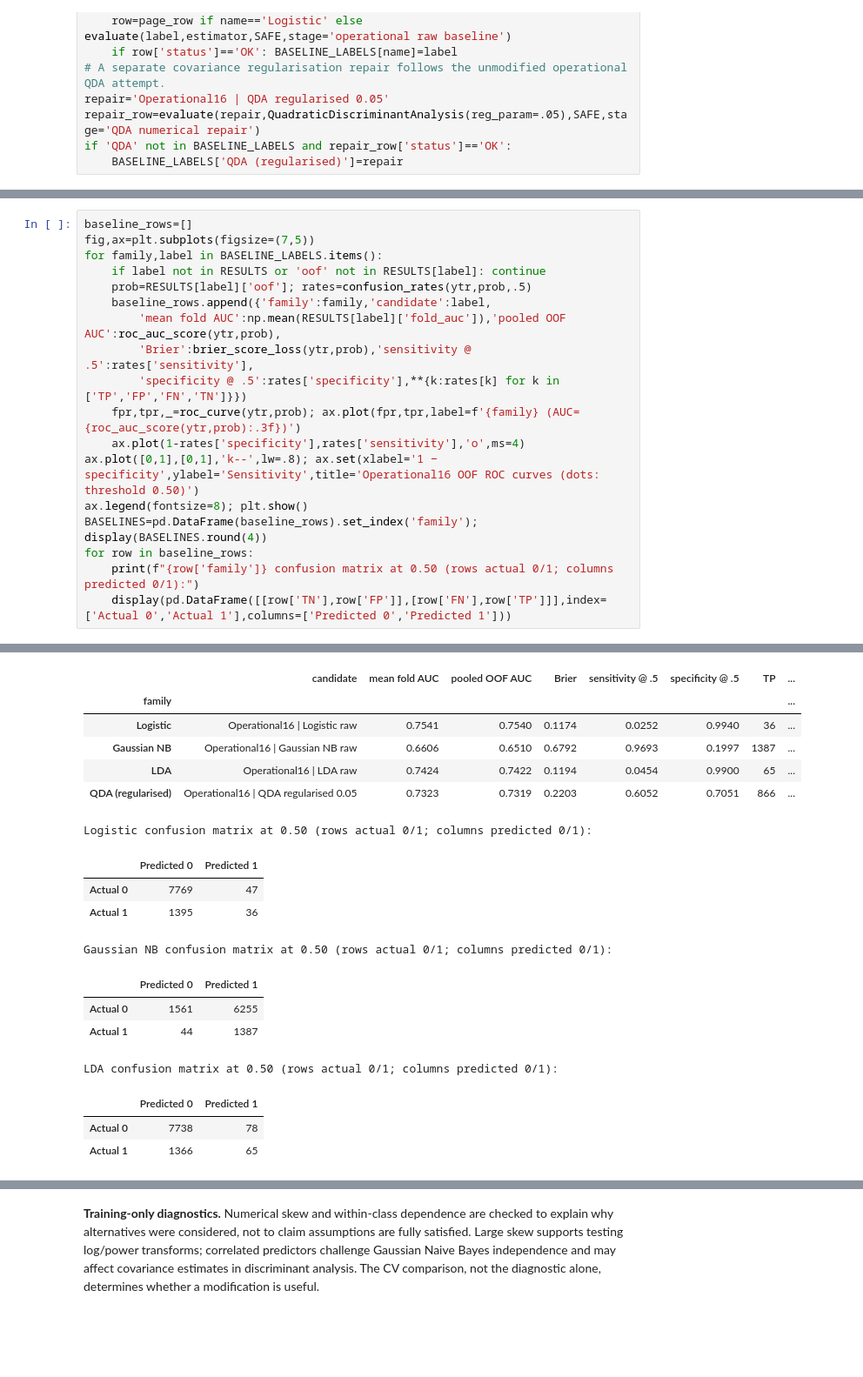
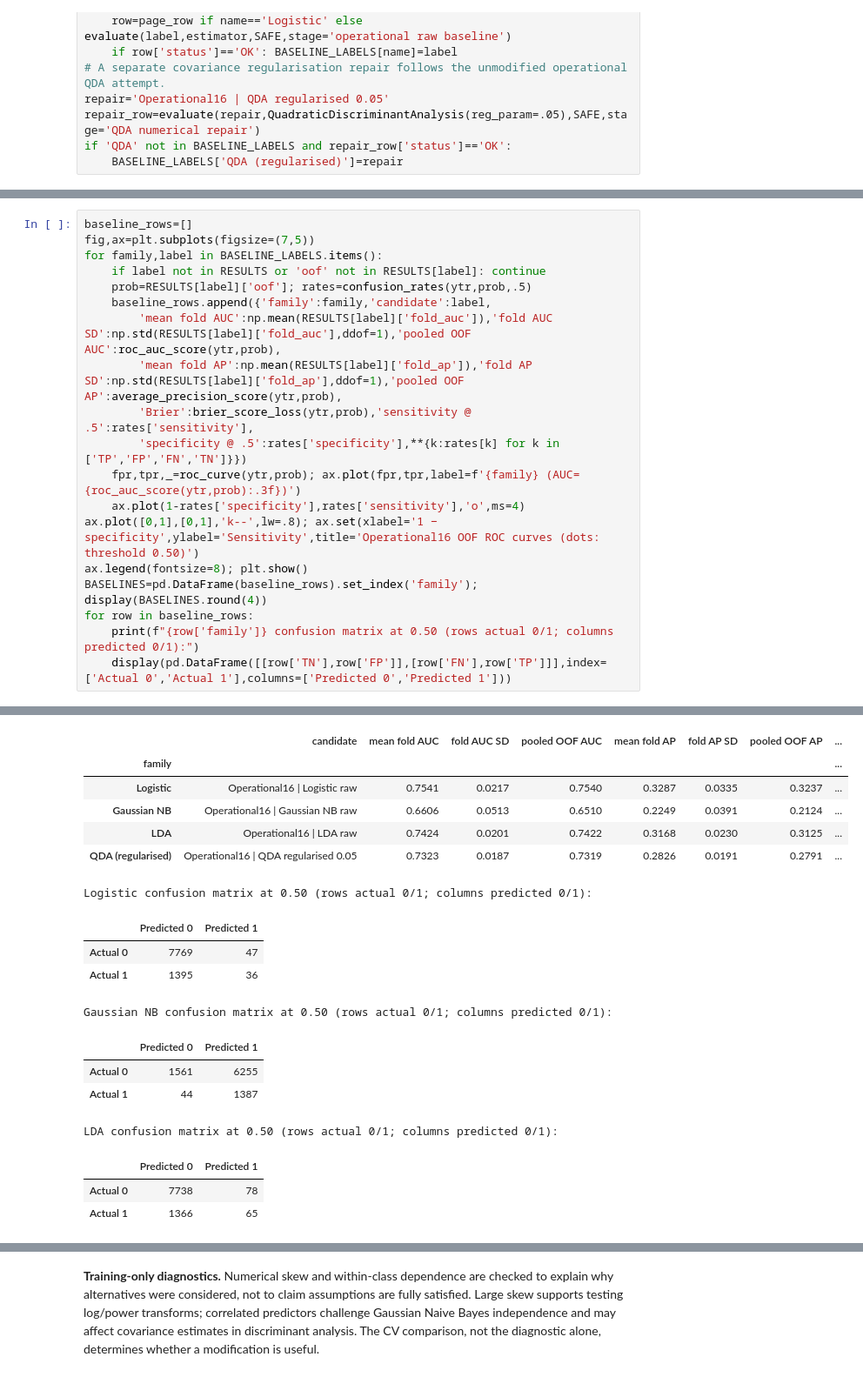
Before and after one commit to lyd-sg/dsa211, a Jupyter notebook: online_shoppers_revised.ipynb, the cells around one changed output, grey strips where cells are left out. Shown at 87% size. Saved outputs shown, nothing was run; the diff lists cells and outputs as text; blank space fills up the shorter version.

```diff
--- a/online_shoppers_revised.ipynb
+++ b/online_shoppers_revised.ipynb
@@ -397,7 +476,8 @@ for family,label in BASELINE_LABELS.items():
     if label not in RESULTS or 'oof' not in RESULTS[label]: continue
     prob=RESULTS[label]['oof']; rates=confusion_rates(ytr,prob,.5)
     baseline_rows.append({'family':family,'candidate':label,
-        'mean fold AUC':np.mean(RESULTS[label]['fold_auc']),'pooled OOF AUC':roc_auc_score(ytr,prob),
+        'mean fold AUC':np.mean(RESULTS[label]['fold_auc']),'fold AUC SD':np.std(RESULTS[label]['fold_auc'],ddof=1),'pooled OOF AUC':roc_auc_score(ytr,prob),
+        'mean fold AP':np.mean(RESULTS[label]['fold_ap']),'fold AP SD':np.std(RESULTS[label]['fold_ap'],ddof=1),'pooled OOF AP':average_precision_score(ytr,prob),
         'Brier':brier_score_loss(ytr,prob),'sensitivity @ .5':rates['sensitivity'],
         'specificity @ .5':rates['specificity'],**{k:rates[k] for k in ['TP','FP','FN','TN']}})
     fpr,tpr,_=roc_curve(ytr,prob); ax.plot(fpr,tpr,label=f'{family} (AUC={roc_auc_score(ytr,prob):.3f})')
@@ -411,11 +491,11 @@ for row in baseline_rows:
 # %% [output]
 [figure]
-|  | candidate | mean fold AUC | pooled OOF AUC | Brier | sensitivity @ .5 | specificity @ .5 | TP | ... |
+|  | candidate | mean fold AUC | fold AUC SD | pooled OOF AUC | mean fold AP | fold AP SD | pooled OOF AP | ... |
 | family |  |  |  |  |  |  |  | ... |
-| Logistic | Operational16 | Logistic raw | 0.7541 | 0.7540 | 0.1174 | 0.0252 | 0.9940 | 36 | ... |
-| Gaussian NB | Operational16 | Gaussian NB raw | 0.6606 | 0.6510 | 0.6792 | 0.9693 | 0.1997 | 1387 | ... |
-| LDA | Operational16 | LDA raw | 0.7424 | 0.7422 | 0.1194 | 0.0454 | 0.9900 | 65 | ... |
-| QDA (regularised) | Operational16 | QDA regularised 0.05 | 0.7323 | 0.7319 | 0.2203 | 0.6052 | 0.7051 | 866 | ... |
+| Logistic | Operational16 | Logistic raw | 0.7541 | 0.0217 | 0.7540 | 0.3287 | 0.0335 | 0.3237 | ... |
+| Gaussian NB | Operational16 | Gaussian NB raw | 0.6606 | 0.0513 | 0.6510 | 0.2249 | 0.0391 | 0.2124 | ... |
+| LDA | Operational16 | LDA raw | 0.7424 | 0.0201 | 0.7422 | 0.3168 | 0.0230 | 0.3125 | ... |
+| QDA (regularised) | Operational16 | QDA regularised 0.05 | 0.7323 | 0.0187 | 0.7319 | 0.2826 | 0.0191 | 0.2791 | ... |
 Logistic confusion matrix at 0.50 (rows actual 0/1; columns predicted 0/1):
 |  | Predicted 0 | Predicted 1 |
 | Actual 0 | 7769 | 47 |
```
Also changed, not shown: parts of 25 cells of this notebook, 7 other files.
